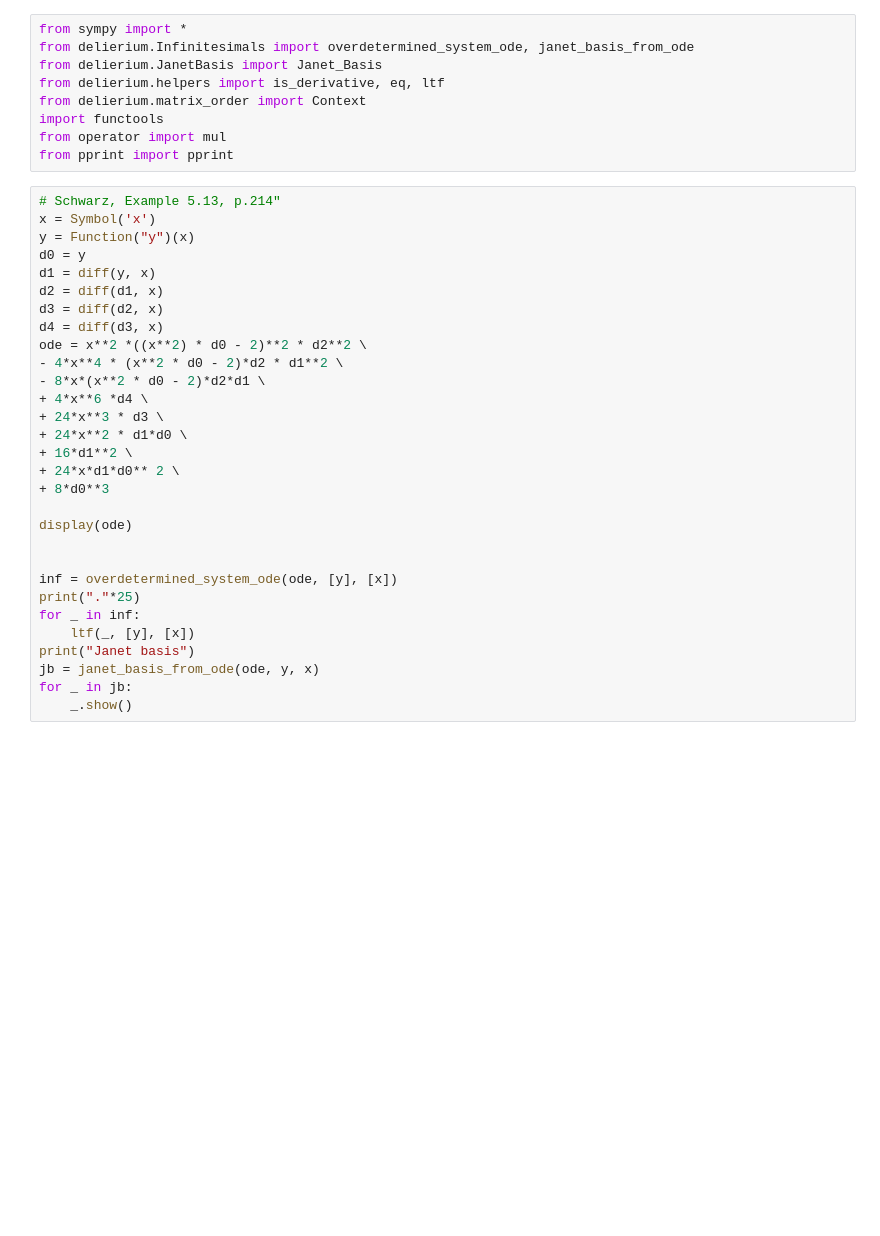
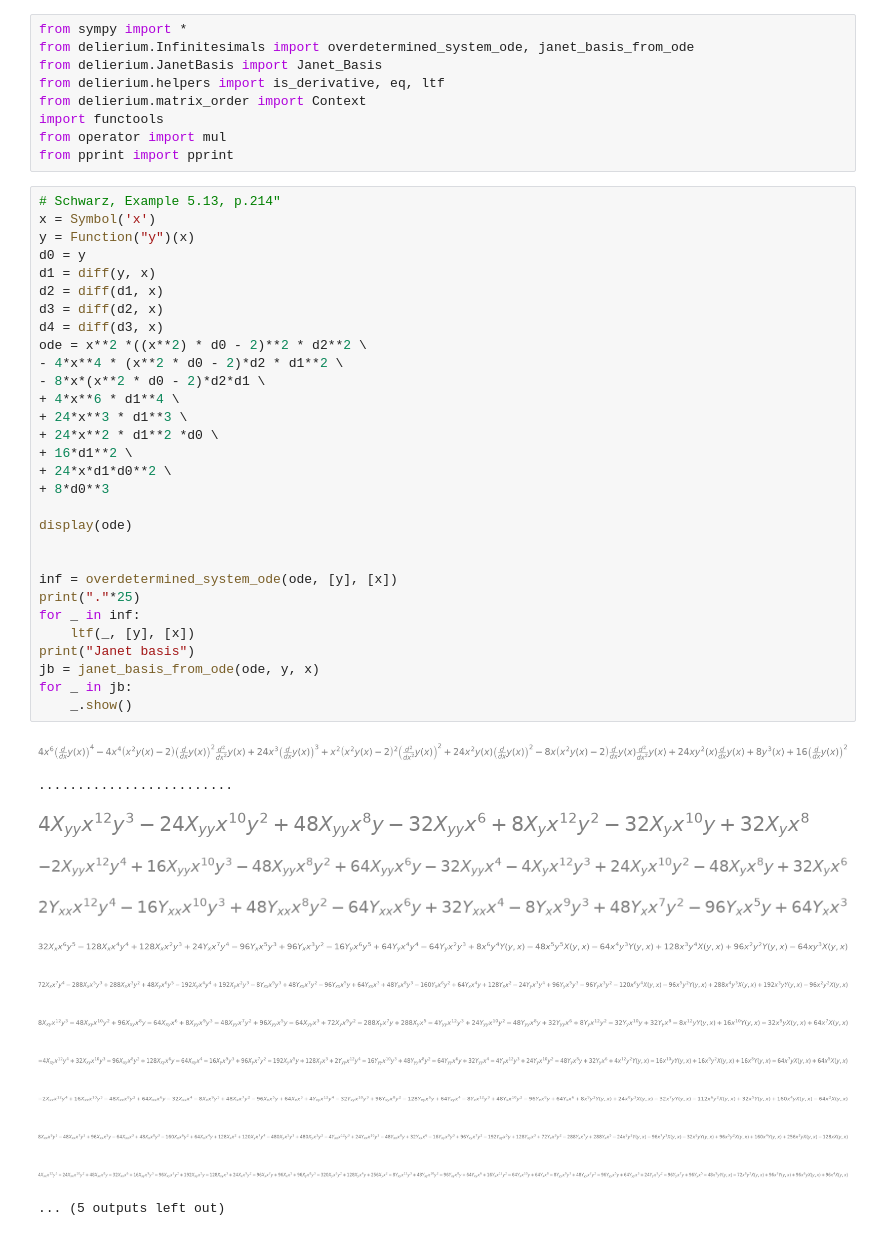
Before and after one commit to tapir442/delierium, a Jupyter notebook: notebooks/Schwarz/Schwarz_5.13.ipynb, the cells around one changed output. Cells and saved outputs as stored; diff of their text form; blank space fills up the shorter version.

```diff
--- a/notebooks/Schwarz/Schwarz_5.13.ipynb
+++ b/notebooks/Schwarz/Schwarz_5.13.ipynb
@@ -10,31 +10,45 @@ from pprint import pprint
 # %%
 # Schwarz, Example 5.13, p.214"
 x = Symbol('x')
 y = Function("y")(x)
 d0 = y
 d1 = diff(y, x)
 d2 = diff(d1, x)
 d3 = diff(d2, x)
 d4 = diff(d3, x)
 ode = x**2 *((x**2) * d0 - 2)**2 * d2**2 \
 - 4*x**4 * (x**2 * d0 - 2)*d2 * d1**2 \
 - 8*x*(x**2 * d0 - 2)*d2*d1 \
-+ 4*x**6 *d4 \
-+ 24*x**3 * d3 \
-+ 24*x**2 * d1*d0 \
++ 4*x**6 * d1**4 \
++ 24*x**3 * d1**3 \
++ 24*x**2 * d1**2 *d0 \
 + 16*d1**2 \
-+ 24*x*d1*d0** 2 \
++ 24*x*d1*d0**2 \
 + 8*d0**3
 
 display(ode)
 
 
 inf = overdetermined_system_ode(ode, [y], [x])
 print("."*25)
 for _ in inf:
     ltf(_, [y], [x])
 print("Janet basis")
 jb = janet_basis_from_ode(ode, y, x)
 for _ in jb:
     _.show()
+# %% [output]
+[figure, added]
+.........................
+[figure, added]
+[figure, added]
+[figure, added]
+[figure, added]
+[figure, added]
+[figure, added]
+[figure, added]
+[figure, added]
+[figure, added]
+[figure, added]
+... (5 outputs left out)
 # %%
```
Also changed, not shown: parts of 1 cell of this notebook.
